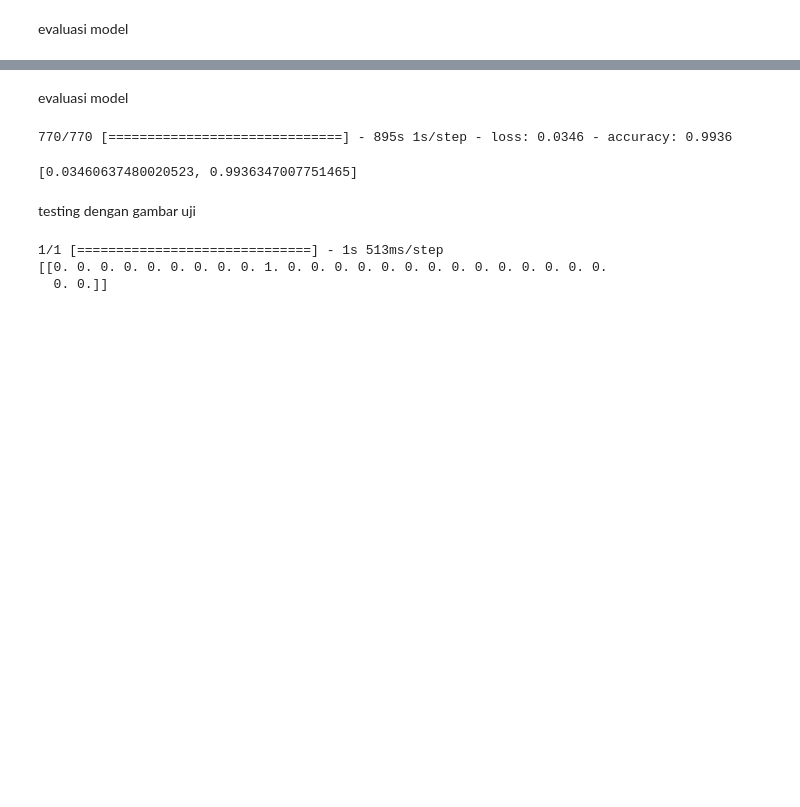
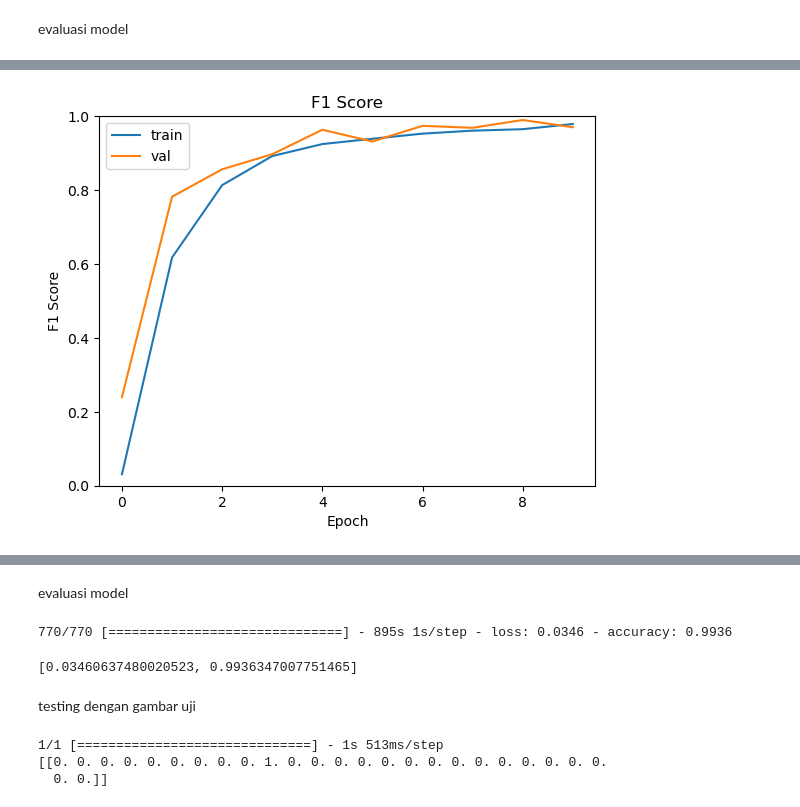
Before and after one commit to Alstonargodi/Sign, a Jupyter notebook: bisindo-cnn.ipynb, the cells around one changed output, grey strips where cells are left out. Saved outputs shown, nothing was run; the diff lists cells and outputs as text; code cells hidden in the pictures; blank space fills up the shorter version.

```diff
--- a/bisindo-cnn.ipynb
+++ b/bisindo-cnn.ipynb
@@ -259,0 +298,11 @@ plt.show()
+# %%
+plt.plot(train.history['f1_m'])
+plt.plot(train.history['val_f1_m'])
+plt.title("F1 Score")
+plt.ylabel('F1 Score')
+plt.xlabel('Epoch')
+plt.axis([None, None, 0, 1])
+plt.legend(['train', 'val'], loc='upper left')
+plt.show()
+# %% [output]
+[figure, added]
```
Also changed, not shown: parts of 11 cells of this notebook.
